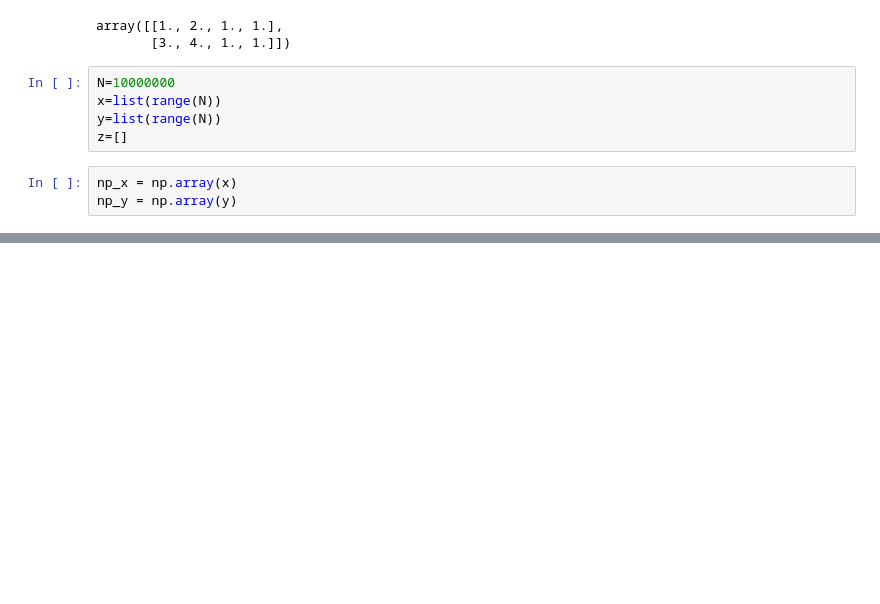
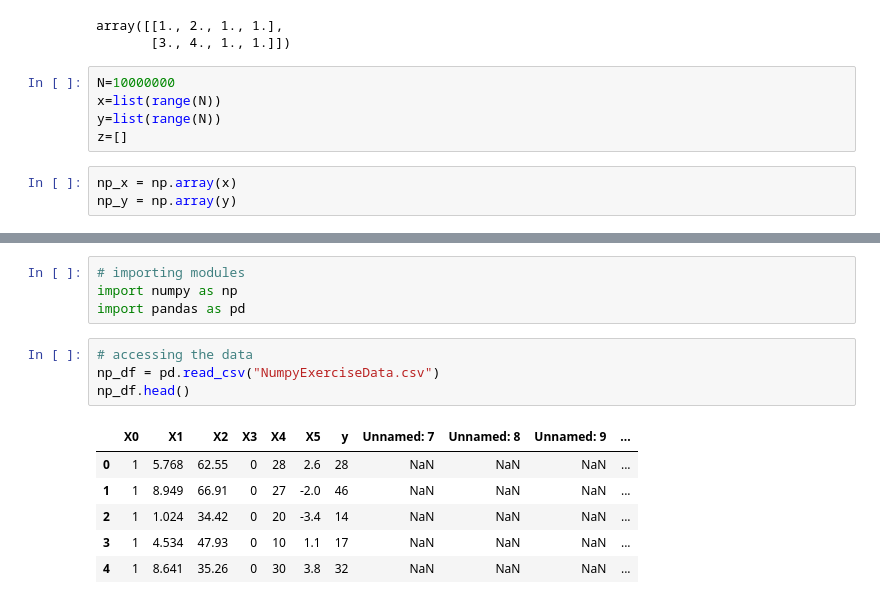
Before and after one commit to cliffordaddison/numpy_exercise, a Jupyter notebook: Numpy_Practice.ipynb, the cells around one changed output, grey strips where cells are left out. Saved outputs shown, nothing was run; the diff lists cells and outputs as text; blank space fills up the shorter version.

Commit message:
Updating Numpy_Practice.ipynb in dev branch

```diff
--- a/Numpy_Practice.ipynb
+++ b/Numpy_Practice.ipynb
@@ -346,0 +375,15 @@ Wall time: 32.9 ms
+# %%
+# importing modules
+import numpy as np
+import pandas as pd
+# %%
+# accessing the data
+np_df = pd.read_csv("NumpyExerciseData.csv")
+np_df.head()
+# %% [output]
+|  | X0 | X1 | X2 | X3 | X4 | X5 | y | Unnamed: 7 | Unnamed: 8 | Unnamed: 9 | ... |
+| 0 | 1 | 5.768 | 62.55 | 0 | 28 | 2.6 | 28 | NaN | NaN | NaN | ... |
+| 1 | 1 | 8.949 | 66.91 | 0 | 27 | -2.0 | 46 | NaN | NaN | NaN | ... |
+| 2 | 1 | 1.024 | 34.42 | 0 | 20 | -3.4 | 14 | NaN | NaN | NaN | ... |
+| 3 | 1 | 4.534 | 47.93 | 0 | 10 | 1.1 | 17 | NaN | NaN | NaN | ... |
+| 4 | 1 | 8.641 | 35.26 | 0 | 30 | 3.8 | 32 | NaN | NaN | NaN | ... |
```
Also changed, not shown: parts of 69 cells of this notebook.
